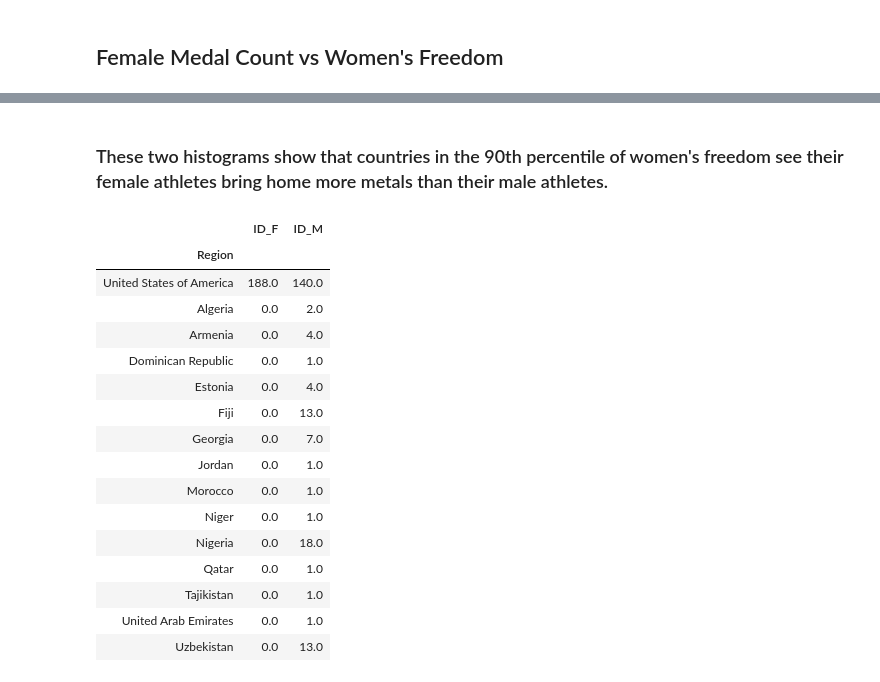
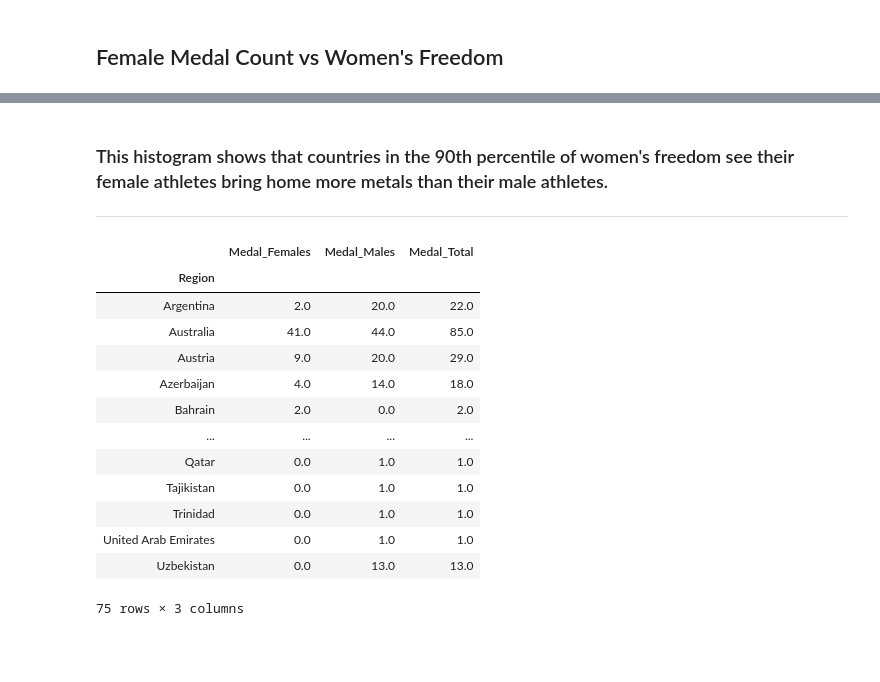
Before and after one commit to shashanksheth/project-dividebyzero, a Jupyter notebook: Warren_working.ipynb, the cells around one changed output, grey strips where cells are left out. Saved outputs shown, nothing was run; the diff lists cells and outputs as text; code cells hidden in the pictures; blank space fills up the shorter version.

```diff
--- a/Warren_working.ipynb
+++ b/Warren_working.ipynb
@@ -193,6 +196,6 @@ slim_olympics_df = olympics_df.drop(['Height', 'Weight', 'City'],1)
 # %%
 recent_olympics_df = slim_olympics_df.loc[olympics_df.Year >= 2014]
 # %%
-recent_olympics_df = pd.merge(recent_olympics_df, WPS_df, on='Region', how='left')
-recent_olympics_df.count()
+recent_olympics_WPS_df = pd.merge(recent_olympics_df, WPS_df, on='Region', how='left')
+recent_olympics_WPS_df.count()
 # %% [output]
@@ -251,0 +216,7 @@ dtype: int64
+# %%
+medalled_recent_WPS_df = recent_olympics_WPS_df.loc[
+    (recent_olympics_WPS_df.Medal == 'Bronze') |
+    (recent_olympics_WPS_df.Medal == 'Silver') |
+    (recent_olympics_WPS_df.Medal == 'Gold')]
+
+medalled_recent_WPS_df.count()
@@ -251,0 +260,4 @@ dtype: int64
+# %%
+medalled_recent_WPS_df = medalled_recent_WPS_df.dropna()
+
+medalled_recent_WPS_df.count() #2578
@@ -260,2 +287,7 @@ plt.show()
+# %%
+female_medalled_recent_WPS_df = medalled_recent_WPS_df.loc[
+    medalled_recent_WPS_df.Sex == 'F']
+male_medalled_recent_WPS_df = medalled_recent_WPS_df.loc[
+    medalled_recent_WPS_df.Sex == 'M']
 # %%
 plt.figure(0,(10,5))
@@ -294,32 +303,32 @@ plt.show()
 # %% [markdown]
-### These two histograms show that countries in the 90th percentile of women's freedom see their female athletes bring home more metals than their male athletes.
+### This histogram shows that countries in the 90th percentile of women's freedom see their female athletes bring home more metals than their male athletes.
+---
 # %%
-female_medalled_groupedby_region = female_medalled_recent_olympics_df.groupby('Region')
-male_medalled_groupedby_region = male_medalled_recent_olympics_df.groupby('Region')
+female_medalled_groupedby_region = female_medalled_recent_WPS_df.groupby('Region')
+male_medalled_groupedby_region = male_medalled_recent_WPS_df.groupby('Region')
 
 gender_medalled_df = pd.merge(
-    female_medalled_groupedby_region.ID.count(),
-    male_medalled_groupedby_region.ID.count(),
-    on='Region', how='outer', suffixes=['_F', '_M'])
+    female_medalled_groupedby_region.Medal.count(),
+    male_medalled_groupedby_region.Medal.count(),
+    on='Region', how='outer', suffixes=['_Females', '_Males'])
 
 gender_medalled_df = gender_medalled_df.fillna(0)
 
-gender_medalled_df.tail(15)
+gender_medalled_df['Medal_Total'] = gender_medalled_df.Medal_Males + gender_medalled_df.Medal_Females
+
+gender_medalled_df
 # %% [output]
-|  | ID_F | ID_M |
-| Region |  |  |
-| United States of America | 188.0 | 140.0 |
-| Algeria | 0.0 | 2.0 |
-| Armenia | 0.0 | 4.0 |
-| Dominican Republic | 0.0 | 1.0 |
-| Estonia | 0.0 | 4.0 |
-| Fiji | 0.0 | 13.0 |
-| Georgia | 0.0 | 7.0 |
-| Jordan | 0.0 | 1.0 |
-| Morocco | 0.0 | 1.0 |
-| Niger | 0.0 | 1.0 |
-| Nigeria | 0.0 | 18.0 |
-| Qatar | 0.0 | 1.0 |
-| Tajikistan | 0.0 | 1.0 |
-| United Arab Emirates | 0.0 | 1.0 |
-| Uzbekistan | 0.0 | 13.0 |
+|  | Medal_Females | Medal_Males | Medal_Total |
+| Region |  |  |  |
+| Argentina | 2.0 | 20.0 | 22.0 |
+| Australia | 41.0 | 44.0 | 85.0 |
+| Austria | 9.0 | 20.0 | 29.0 |
+| Azerbaijan | 4.0 | 14.0 | 18.0 |
+| Bahrain | 2.0 | 0.0 | 2.0 |
+| ... | ... | ... | ... |
+| Qatar | 0.0 | 1.0 | 1.0 |
+| Tajikistan | 0.0 | 1.0 | 1.0 |
+| Trinidad | 0.0 | 1.0 | 1.0 |
+| United Arab Emirates | 0.0 | 1.0 | 1.0 |
+| Uzbekistan | 0.0 | 13.0 | 13.0 |
+75 rows × 3 columns
```
Also changed, not shown: parts of 50 cells of this notebook, 6 other files.
